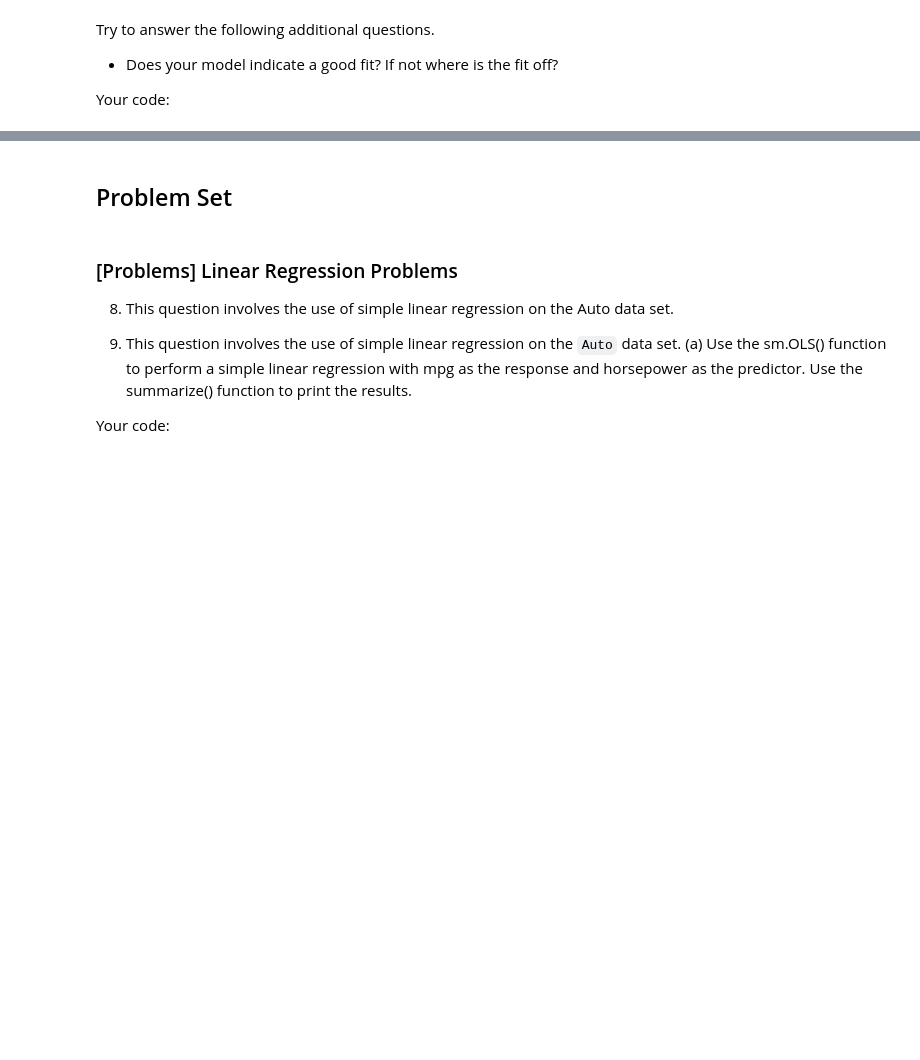
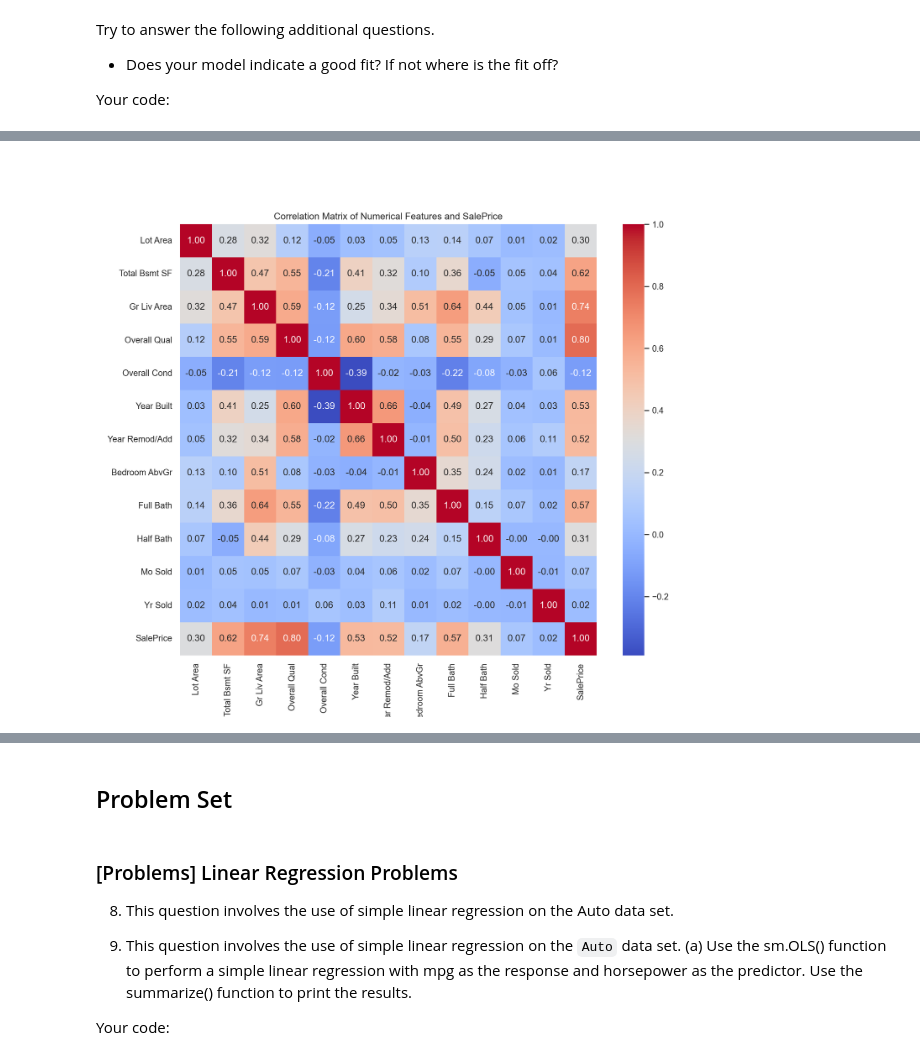
Before and after one commit to BU-MSSP-Classroom/ma679-spring2024-01-linear-regression-Allenlovemia, a Jupyter notebook: Ch3_Regression_Python.ipynb, the cells around one changed output, grey strips where cells are left out. Cells and saved outputs as stored; diff of their text form; code cells hidden in the pictures; blank space fills up the shorter version.

```diff
--- a/Ch3_Regression_Python.ipynb
+++ b/Ch3_Regression_Python.ipynb
@@ -585,8 +634,19 @@ Please write your answer in full sentences.
 
 Your code:
 # %%
-#
-#
+# Selecting only numerical features from X_train for correlation analysis
+numerical_features_X_train = X_train.select_dtypes(exclude=['object'])
+
+# Creating a correlation matrix of the numerical features and SalePrice
+correlation_matrix_numerical = numerical_features_X_train.join(y_train).corr()
+
+# Plotting a heatmap for better visualization of the correlations among numerical features
+plt.figure(figsize=(12, 10))
+sns.heatmap(correlation_matrix_numerical, annot=True, fmt=".2f", cmap='coolwarm')
+plt.title("Correlation Matrix of Numerical Features and SalePrice")
+plt.show()
+# %% [output]
+[figure, added]
 # %% [markdown]
 Your answer:
 
```
Also changed, not shown: parts of 24 cells of this notebook.
